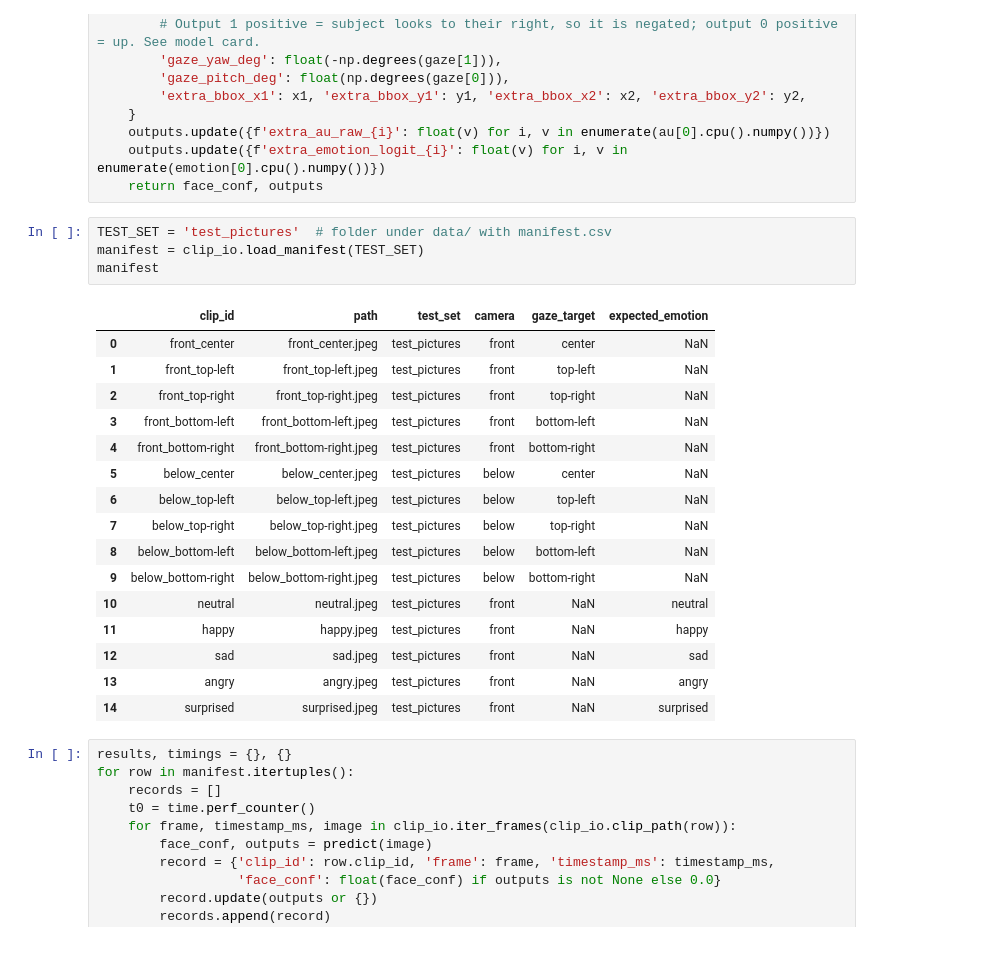
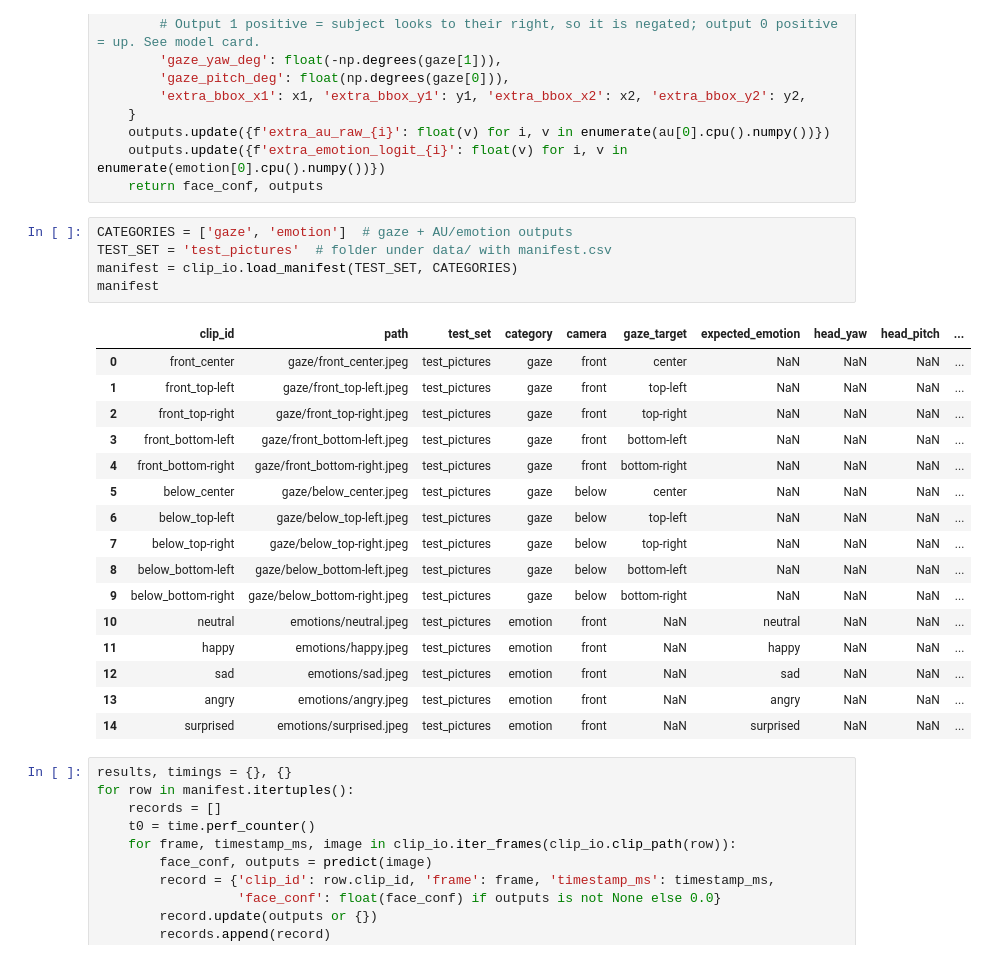
Before and after one commit to Cyber-Identity-Behavior-Research-Lab/extractor-eval, a Jupyter notebook: notebooks/01_OpenFace-3.0.ipynb, the cells around one changed output. Drawn from its saved outputs; the diff is of its cells as text.

```diff
--- a/notebooks/01_OpenFace-3.0.ipynb
+++ b/notebooks/01_OpenFace-3.0.ipynb
@@ -176,26 +176,27 @@ def predict(image):
     outputs.update({f'extra_emotion_logit_{i}': float(v) for i, v in enumerate(emotion[0].cpu().numpy())})
     return face_conf, outputs
 # %%
+CATEGORIES = ['gaze', 'emotion']  # gaze + AU/emotion outputs
 TEST_SET = 'test_pictures'  # folder under data/ with manifest.csv
-manifest = clip_io.load_manifest(TEST_SET)
+manifest = clip_io.load_manifest(TEST_SET, CATEGORIES)
 manifest
 # %% [output]
-|  | clip_id | path | test_set | camera | gaze_target | expected_emotion |
-| 0 | front_center | front_center.jpeg | test_pictures | front | center | NaN |
-| 1 | front_top-left | front_top-left.jpeg | test_pictures | front | top-left | NaN |
-| 2 | front_top-right | front_top-right.jpeg | test_pictures | front | top-right | NaN |
-| 3 | front_bottom-left | front_bottom-left.jpeg | test_pictures | front | bottom-left | NaN |
-| 4 | front_bottom-right | front_bottom-right.jpeg | test_pictures | front | bottom-right | NaN |
-| 5 | below_center | below_center.jpeg | test_pictures | below | center | NaN |
-| 6 | below_top-left | below_top-left.jpeg | test_pictures | below | top-left | NaN |
-| 7 | below_top-right | below_top-right.jpeg | test_pictures | below | top-right | NaN |
-| 8 | below_bottom-left | below_bottom-left.jpeg | test_pictures | below | bottom-left | NaN |
-| 9 | below_bottom-right | below_bottom-right.jpeg | test_pictures | below | bottom-right | NaN |
-| 10 | neutral | neutral.jpeg | test_pictures | front | NaN | neutral |
-| 11 | happy | happy.jpeg | test_pictures | front | NaN | happy |
-| 12 | sad | sad.jpeg | test_pictures | front | NaN | sad |
-| 13 | angry | angry.jpeg | test_pictures | front | NaN | angry |
-| 14 | surprised | surprised.jpeg | test_pictures | front | NaN | surprised |
+|  | clip_id | path | test_set | category | camera | gaze_target | expected_emotion | head_yaw | head_pitch | ... |
+| 0 | front_center | gaze/front_center.jpeg | test_pictures | gaze | front | center | NaN | NaN | NaN | ... |
+| 1 | front_top-left | gaze/front_top-left.jpeg | test_pictures | gaze | front | top-left | NaN | NaN | NaN | ... |
+| 2 | front_top-right | gaze/front_top-right.jpeg | test_pictures | gaze | front | top-right | NaN | NaN | NaN | ... |
+| 3 | front_bottom-left | gaze/front_bottom-left.jpeg | test_pictures | gaze | front | bottom-left | NaN | NaN | NaN | ... |
+| 4 | front_bottom-right | gaze/front_bottom-right.jpeg | test_pictures | gaze | front | bottom-right | NaN | NaN | NaN | ... |
+| 5 | below_center | gaze/below_center.jpeg | test_pictures | gaze | below | center | NaN | NaN | NaN | ... |
+| 6 | below_top-left | gaze/below_top-left.jpeg | test_pictures | gaze | below | top-left | NaN | NaN | NaN | ... |
+| 7 | below_top-right | gaze/below_top-right.jpeg | test_pictures | gaze | below | top-right | NaN | NaN | NaN | ... |
+| 8 | below_bottom-left | gaze/below_bottom-left.jpeg | test_pictures | gaze | below | bottom-left | NaN | NaN | NaN | ... |
+| 9 | below_bottom-right | gaze/below_bottom-right.jpeg | test_pictures | gaze | below | bottom-right | NaN | NaN | NaN | ... |
+| 10 | neutral | emotions/neutral.jpeg | test_pictures | emotion | front | NaN | neutral | NaN | NaN | ... |
+| 11 | happy | emotions/happy.jpeg | test_pictures | emotion | front | NaN | happy | NaN | NaN | ... |
+| 12 | sad | emotions/sad.jpeg | test_pictures | emotion | front | NaN | sad | NaN | NaN | ... |
+| 13 | angry | emotions/angry.jpeg | test_pictures | emotion | front | NaN | angry | NaN | NaN | ... |
+| 14 | surprised | emotions/surprised.jpeg | test_pictures | emotion | front | NaN | surprised | NaN | NaN | ... |
 # %%
 results, timings = {}, {}
 for row in manifest.itertuples():
```
Also changed, not shown: parts of 6 cells of this notebook, 4 other files.
